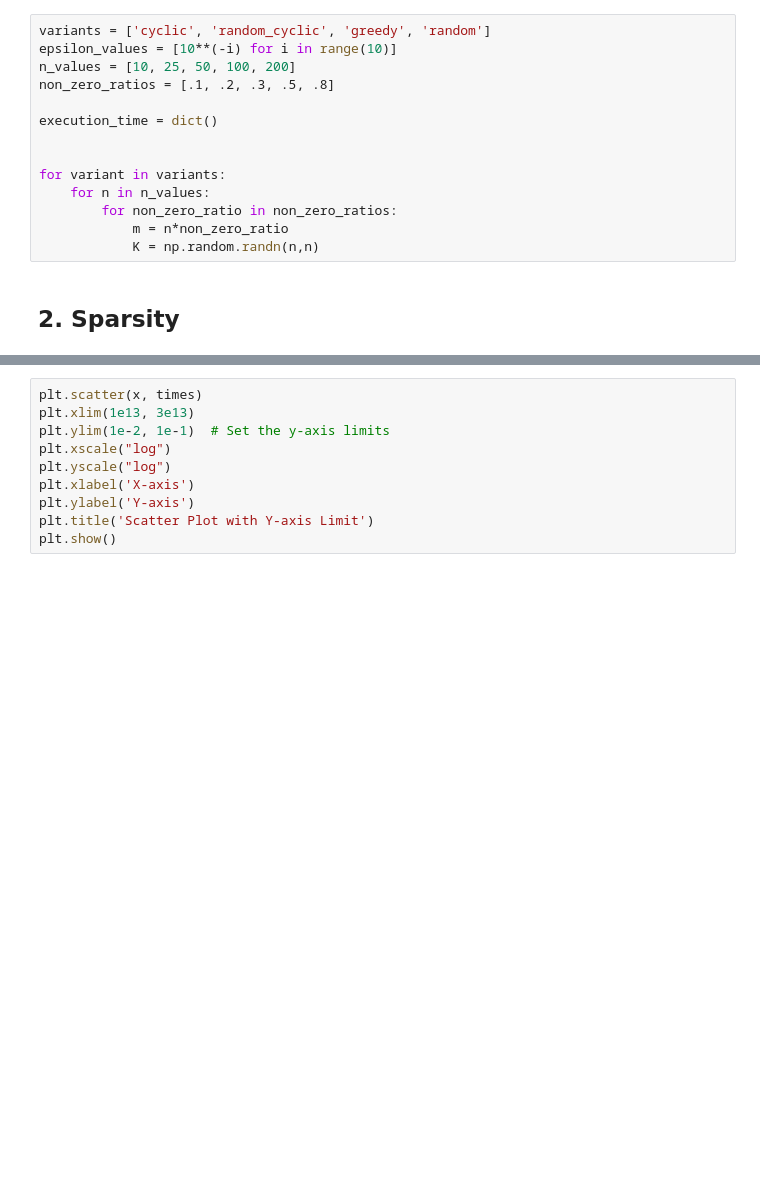
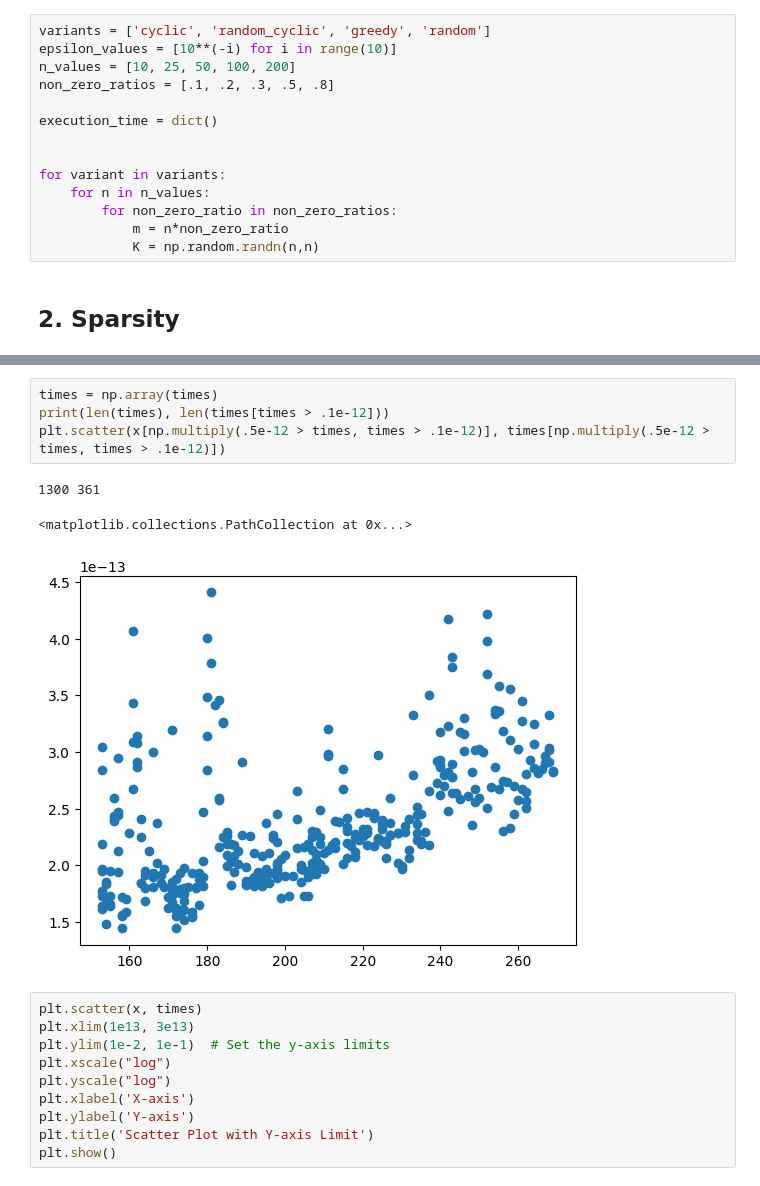
Before and after one commit to alexicanesse/Near-linear-convergence-of-the-Random-Osborne-algorithm-for-Matrix-Balancing, a Jupyter notebook: experiments.ipynb, the cells around one changed output, grey strips where cells are left out. Cells and saved outputs as stored; diff of their text form; blank space fills up the shorter version.

```diff
--- a/experiments.ipynb
+++ b/experiments.ipynb
@@ -93,3 +108,11 @@ plt.scatter(x, times)
+# %%
+times = np.array(times)
+print(len(times), len(times[times > .1e-12]))
+plt.scatter(x[np.multiply(.5e-12 > times, times > .1e-12)], times[np.multiply(.5e-12 > times, times > .1e-12)])
+# %% [output]
+1300 361
+<matplotlib.collections.PathCollection at 0x...>
+[figure, added]
 # %%
 plt.scatter(x, times)
 plt.xlim(1e13, 3e13)
```
Also changed, not shown: parts of 3 cells of this notebook, 1 other file.
